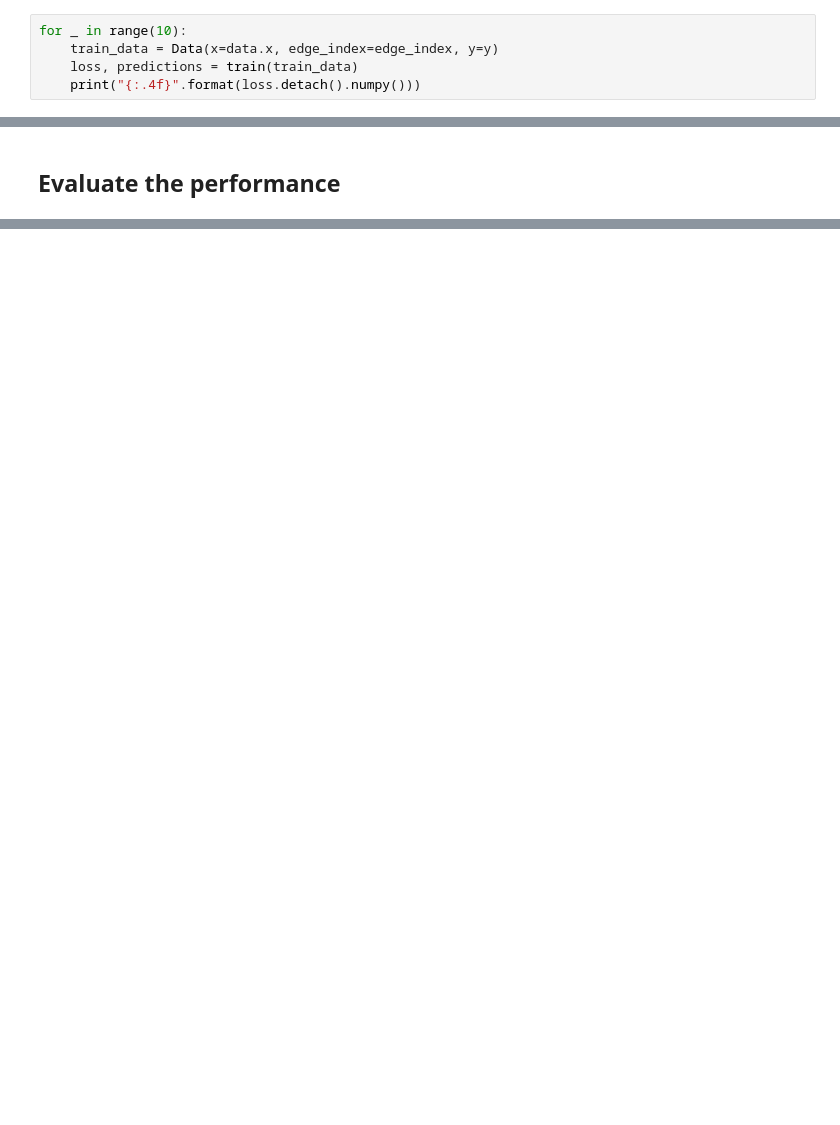
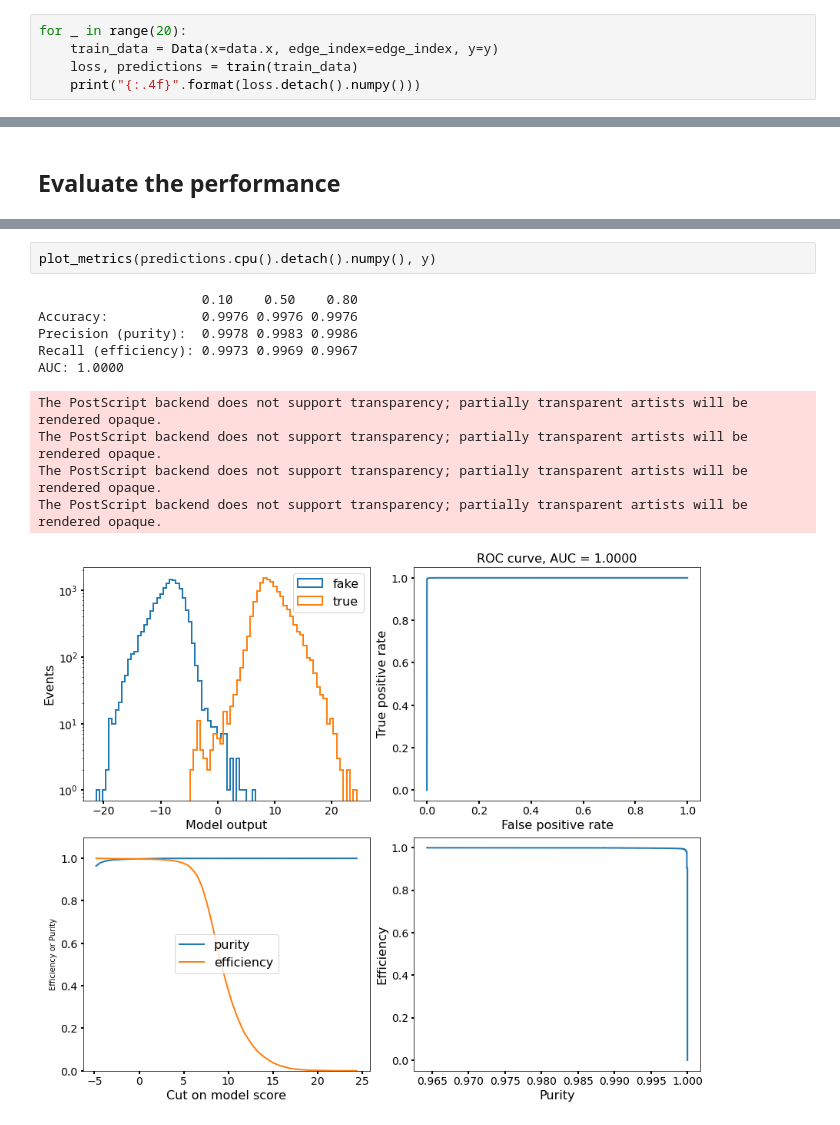
Before and after one commit to alinutzal/IntrotoGNN, a Jupyter notebook: 3_Edge_Classification.ipynb, the cells around one changed output, grey strips where cells are left out. Cells and saved outputs as stored; diff of their text form; blank space fills up the shorter version.

```diff
--- a/3_Edge_Classification.ipynb
+++ b/3_Edge_Classification.ipynb
@@ -241,7 +249,7 @@ def train(data):
     optimizer.step()
     return loss, predictions
 # %%
-for _ in range(10):
+for _ in range(20):
     train_data = Data(x=data.x, edge_index=edge_index, y=y)
     loss, predictions = train(train_data)
     print("{:.4f}".format(loss.detach().numpy()))
@@ -260,0 +360,13 @@ for _ in range(10):
+# %%
+plot_metrics(predictions.cpu().detach().numpy(), y)
+# %% [output]
+                     0.10    0.50    0.80
+Accuracy:            0.9976 0.9976 0.9976
+Precision (purity):  0.9978 0.9983 0.9986
+Recall (efficiency): 0.9973 0.9969 0.9967
+AUC: 1.0000
+The PostScript backend does not support transparency; partially transparent artists will be rendered opaque.
+The PostScript backend does not support transparency; partially transparent artists will be rendered opaque.
+The PostScript backend does not support transparency; partially transparent artists will be rendered opaque.
+The PostScript backend does not support transparency; partially transparent artists will be rendered opaque.
+[figure, added]
```
Also changed, not shown: parts of 5 cells of this notebook, 1 other file.
